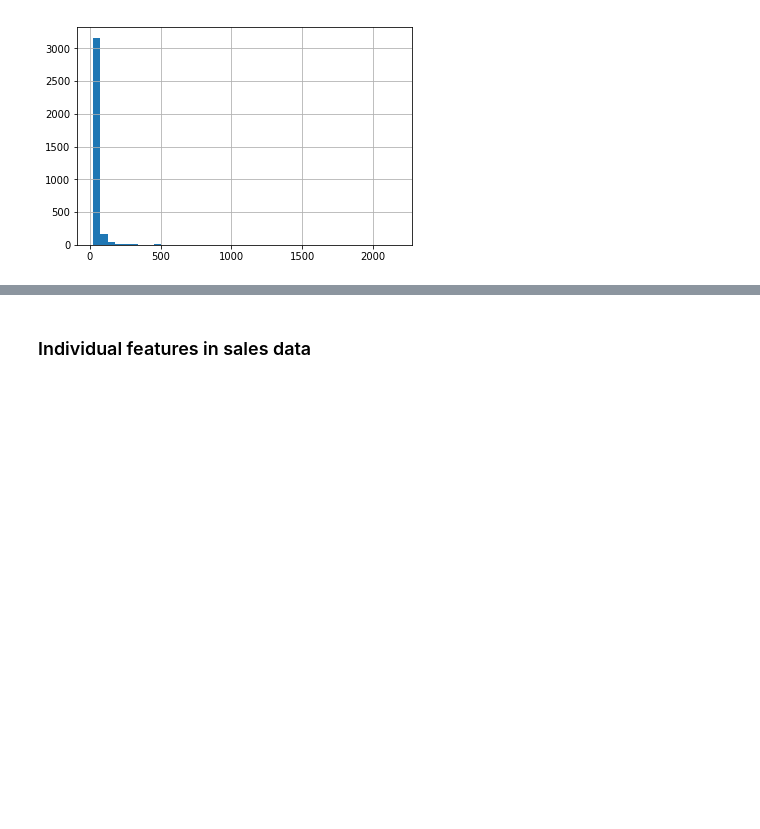
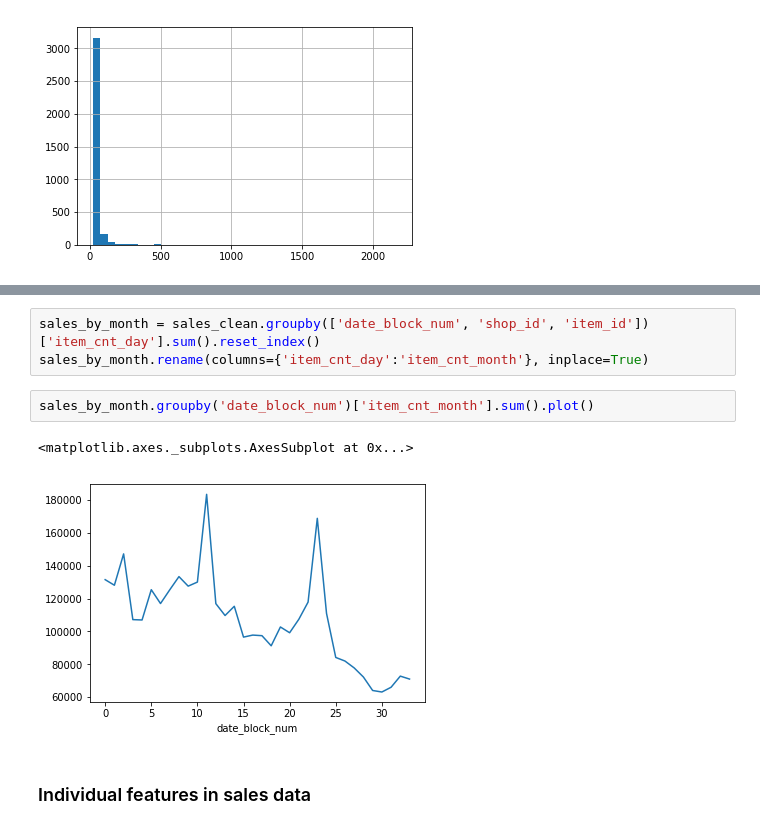
Before and after one commit to JojoYY/Coursera_Kaggle_Project, a Jupyter notebook: EDA_separate_data.ipynb, the cells around one changed output, grey strips where cells are left out. Saved outputs shown, nothing was run; the diff lists cells and outputs as text; blank space fills up the shorter version.

```diff
--- a/EDA_separate_data.ipynb
+++ b/EDA_separate_data.ipynb
@@ -171,3 +184,11 @@ sales_clean.loc[sales_clean['item_cnt_day']>20, 'item_cnt_day'].hist(bins=40);
+# %%
+sales_by_month = sales_clean.groupby(['date_block_num', 'shop_id', 'item_id'])['item_cnt_day'].sum().reset_index()
+sales_by_month.rename(columns={'item_cnt_day':'item_cnt_month'}, inplace=True)
+# %%
+sales_by_month.groupby('date_block_num')['item_cnt_month'].sum().plot()
+# %% [output]
+<matplotlib.axes._subplots.AxesSubplot at 0x...>
+[figure, added]
 # %% [markdown]
 ### Individual features in sales data
 # %% [markdown]
```
Also changed, not shown: parts of 11 cells of this notebook, 5 other files.
